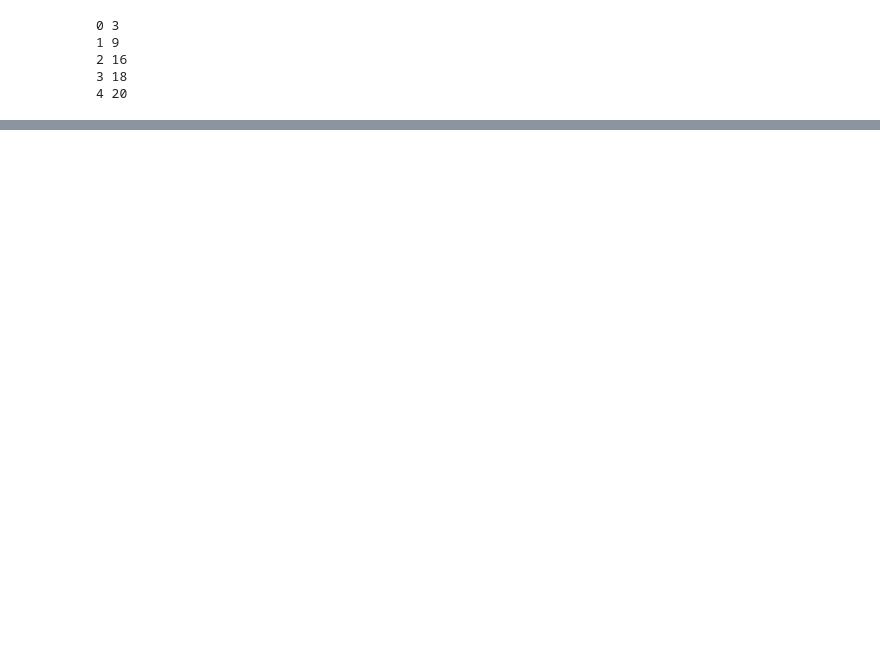
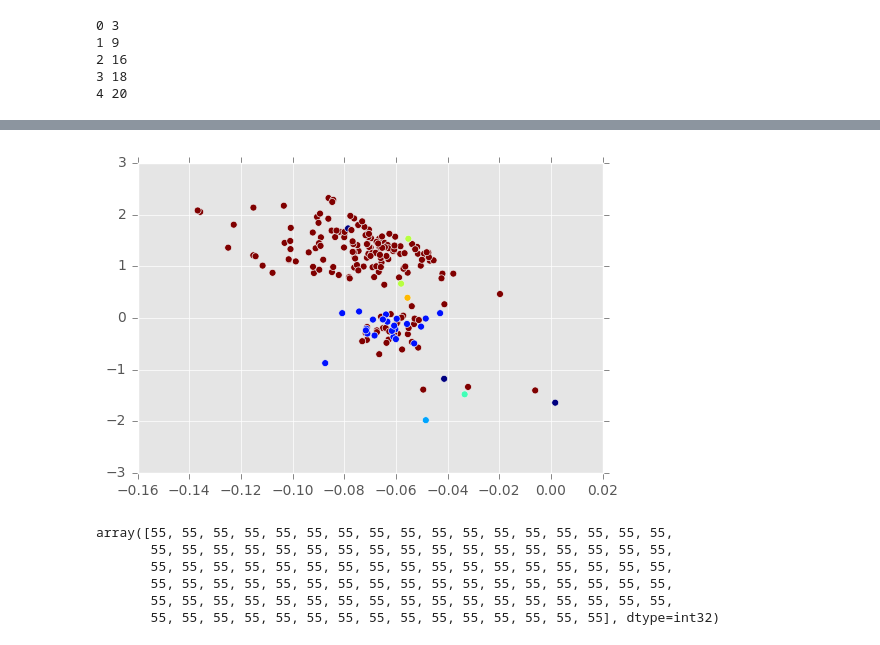
Before and after one commit to skoppula/882, a Jupyter notebook: hbp.ipynb, the cells around one changed output, grey strips where cells are left out. Cells and saved outputs as stored; diff of their text form; code cells hidden in the pictures; blank space fills up the shorter version.

```diff
--- a/hbp.ipynb
+++ b/hbp.ipynb
@@ -175,0 +218,16 @@ for i in range(5):
+# %%
+plt.clf()
+colors = np.concatenate((cluster_assignments_final[0][1000:1100], lbls[1100:1200]), axis=0)
+plt.scatter(dim_reduced_data_norm[1000:1200,0], dim_reduced_data_norm[1000:1200,1], c=colors,s=25)
+plt.show()
+# %% [output]
+[figure, added]
+# %%
+cluster_assignments_final[4][1000:1100]
+# %% [output]
+array([55, 55, 55, 55, 55, 55, 55, 55, 55, 55, 55, 55, 55, 55, 55, 55, 55,
+       55, 55, 55, 55, 55, 55, 55, 55, 55, 55, 55, 55, 55, 55, 55, 55, 55,
+       55, 55, 55, 55, 55, 55, 55, 55, 55, 55, 55, 55, 55, 55, 55, 55, 55,
+       55, 55, 55, 55, 55, 55, 55, 55, 55, 55, 55, 55, 55, 55, 55, 55, 55,
+       55, 55, 55, 55, 55, 55, 55, 55, 55, 55, 55, 55, 55, 55, 55, 55, 55,
+       55, 55, 55, 55, 55, 55, 55, 55, 55, 55, 55, 55, 55, 55, 55], dtype=int32)
```
Also changed, not shown: parts of 8 cells of this notebook, 6 other files.
